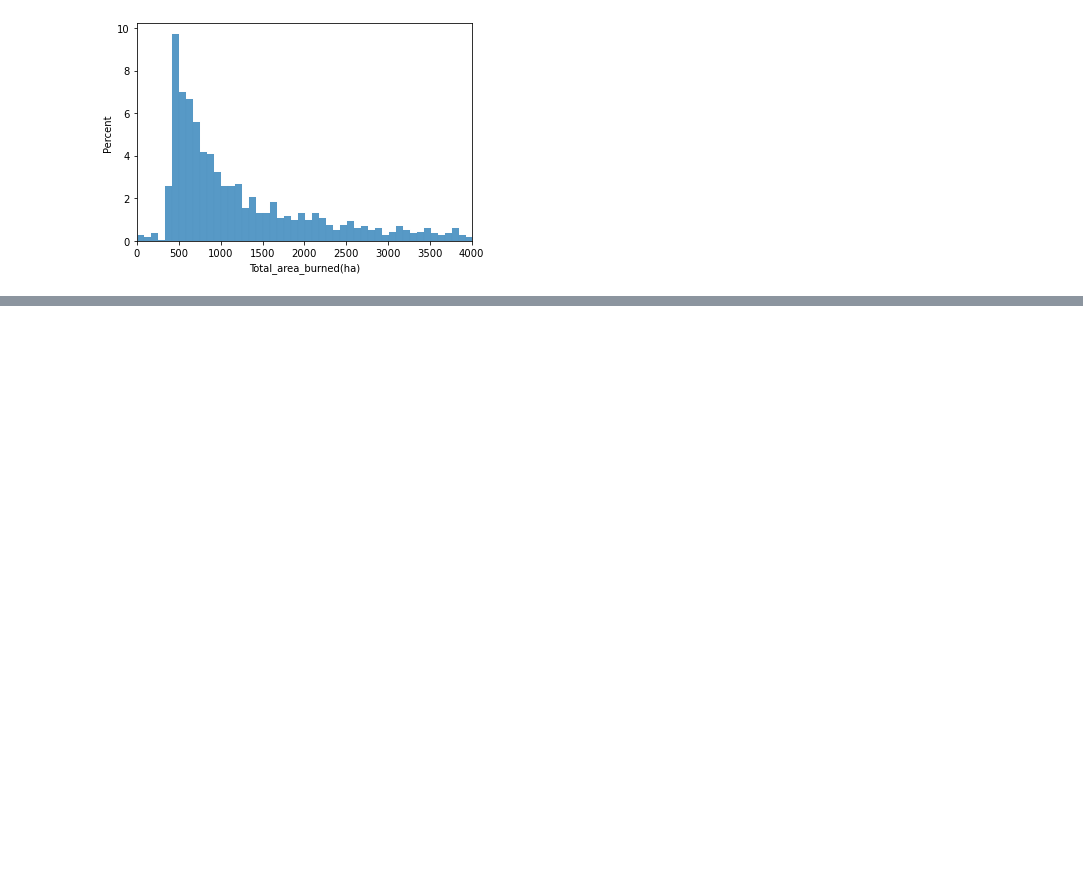
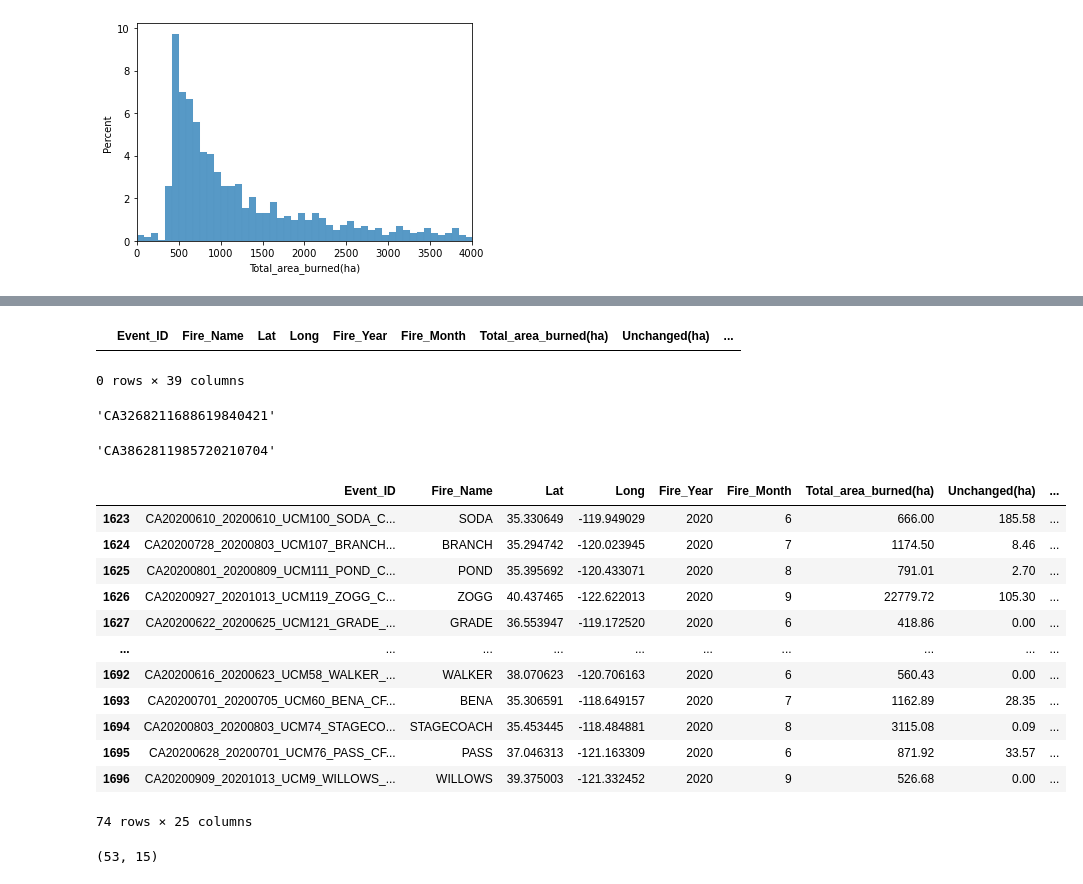
Before and after one commit to minhokim93/burnseverityML, a Jupyter notebook: notebooks/data_exploration_burn_severity.ipynb, the cells around one changed output, grey strips where cells are left out. Cells and saved outputs as stored; diff of their text form; code cells hidden in the pictures; blank space fills up the shorter version.

```diff
--- a/notebooks/data_exploration_burn_severity.ipynb
+++ b/notebooks/data_exploration_burn_severity.ipynb
@@ -100,0 +131,29 @@ Index(['Event_ID', 'Fire_Name', 'Lat', 'Long', 'Fire_Year', 'Fire_Month',
+# %%
+ca_fires.merge(fires, left_on='Event_ID', right_on='Fire ID')
+# %% [output]
+|  | Event_ID | Fire_Name | Lat | Long | Fire_Year | Fire_Month | Total_area_burned(ha) | Unchanged(ha) | ... |
+0 rows × 39 columns
+# %%
+ca_fires['Event_ID'].iloc[0]
+# %% [output]
+'CA3268211688619840421'
+# %%
+fires['Fire ID'].iloc[0]
+# %% [output]
+'CA3862811985720210704'
+# %%
+ca_fires[ca_fires['Fire_Year']==2020]
+# %% [output]
+|  | Event_ID | Fire_Name | Lat | Long | Fire_Year | Fire_Month | Total_area_burned(ha) | Unchanged(ha) | ... |
+| 1623 | CA20200610_20200610_UCM100_SODA_C... | SODA | 35.330649 | -119.949029 | 2020 | 6 | 666.00 | 185.58 | ... |
+| 1624 | CA20200728_20200803_UCM107_BRANCH... | BRANCH | 35.294742 | -120.023945 | 2020 | 7 | 1174.50 | 8.46 | ... |
+| 1625 | CA20200801_20200809_UCM111_POND_C... | POND | 35.395692 | -120.433071 | 2020 | 8 | 791.01 | 2.70 | ... |
+| 1626 | CA20200927_20201013_UCM119_ZOGG_C... | ZOGG | 40.437465 | -122.622013 | 2020 | 9 | 22779.72 | 105.30 | ... |
+| 1627 | CA20200622_20200625_UCM121_GRADE_... | GRADE | 36.553947 | -119.172520 | 2020 | 6 | 418.86 | 0.00 | ... |
+| ... | ... | ... | ... | ... | ... | ... | ... | ... | ... |
+| 1692 | CA20200616_20200623_UCM58_WALKER_... | WALKER | 38.070623 | -120.706163 | 2020 | 6 | 560.43 | 0.00 | ... |
+| 1693 | CA20200701_20200705_UCM60_BENA_CF... | BENA | 35.306591 | -118.649157 | 2020 | 7 | 1162.89 | 28.35 | ... |
+| 1694 | CA20200803_20200803_UCM74_STAGECO... | STAGECOACH | 35.453445 | -118.484881 | 2020 | 8 | 3115.08 | 0.09 | ... |
+| 1695 | CA20200628_20200701_UCM76_PASS_CF... | PASS | 37.046313 | -121.163309 | 2020 | 6 | 871.92 | 33.57 | ... |
+| 1696 | CA20200909_20201013_UCM9_WILLOWS_... | WILLOWS | 39.375003 | -121.332452 | 2020 | 9 | 526.68 | 0.00 | ... |
+74 rows × 25 columns
@@ -100,0 +162,4 @@ Index(['Event_ID', 'Fire_Name', 'Lat', 'Long', 'Fire_Year', 'Fire_Month',
+# %%
+fires.shape
+# %% [output]
+(53, 15)
```
Also changed, not shown: parts of 13 cells of this notebook, 2 other files.
